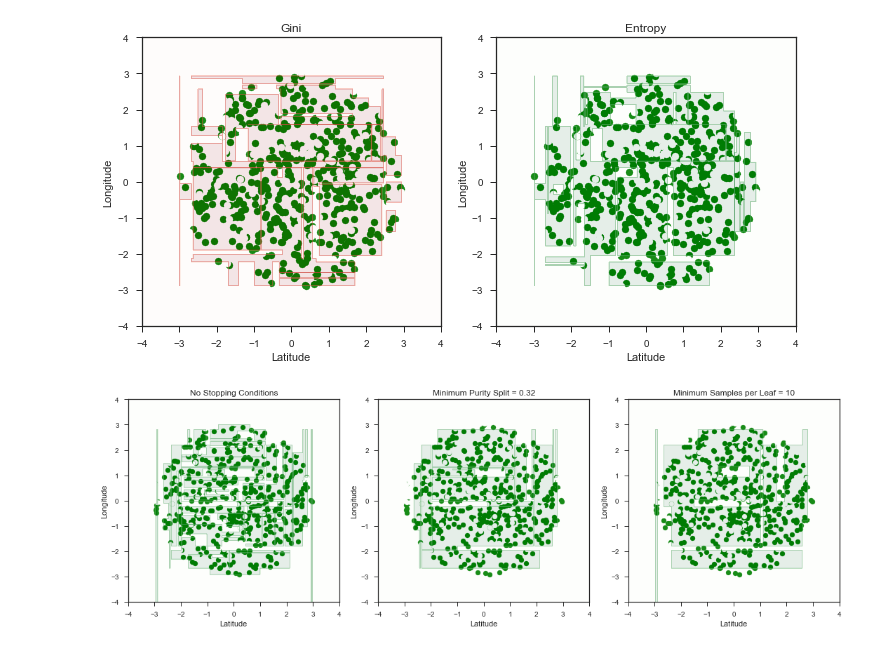
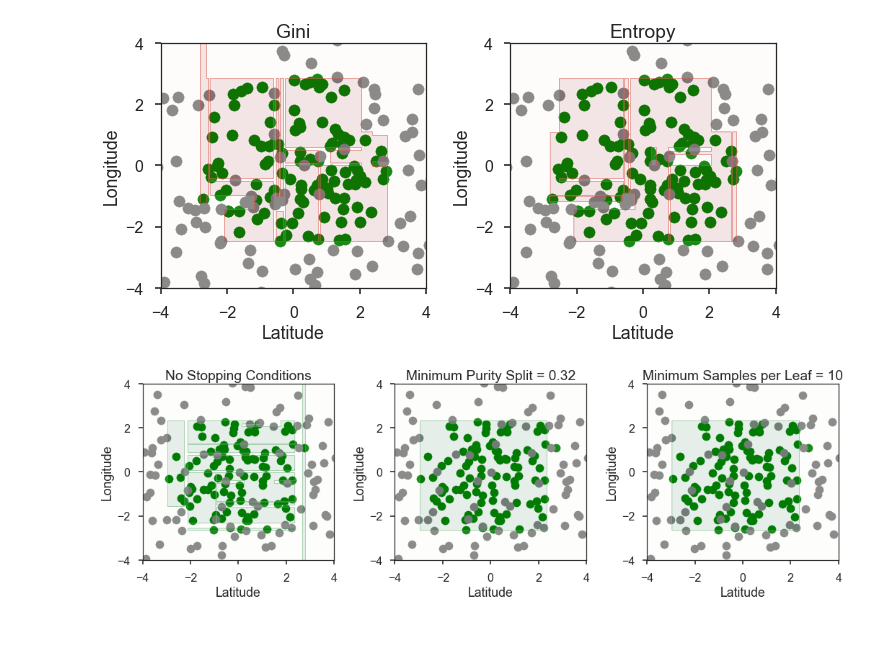
Before and after one commit to cs109/a-2017, a Jupyter notebook: Lectures/Lecture14-DecisionTrees/Lecture_14_Notebook.ipynb, the cells around one changed output. Drawn from its saved outputs; the diff is of its cells as text; code cells hidden in the pictures.

```diff
--- a/Lectures/Lecture14-DecisionTrees/Lecture_14_Notebook.ipynb
+++ b/Lectures/Lecture14-DecisionTrees/Lecture_14_Notebook.ipynb
@@ -21,6 +27,14 @@ from sklearn import tree
 from sklearn import ensemble
 sns.set(style="ticks")
 %matplotlib inline
+
+
+
+import seaborn as sns
+pd.set_option('display.width', 1500)
+pd.set_option('display.max_columns', 100)
+
+sns.set_context('poster')
 # %%
 #--------  fit_and_plot_dt
 # Fit decision tree with on given data set with given depth, and plot the data/model
@@ -53,7 +67,7 @@ def plot_tree_boundary(x, y, model, title, ax, plot_data=True, fill=True, color=
     if plot_data:
         # PLOT DATA
         ax.scatter(x[y==1,0], x[y==1,1], c='green')
-        ax.scatter(x[y==0,0], x[y==0,1], c='white')
+        ax.scatter(x[y==0,0], x[y==0,1], c='grey')
 
     # CREATE MESH
     interval = np.arange(min(x.min(), y.min()),max(x.max(), y.max()),0.01)
@@ -157,42 +180,42 @@ plt.show()
 # %%
 #Different Splitting Criteria
 depth = 15
 
 fig, ax = plt.subplots(1, 2, figsize=(10, 5))
 
-new_data = np.random.multivariate_normal([0, 0], np.eye(2) * 5, size=1000)
-new_data = np.hstack((new_data, np.zeros((1000, 1))))
+new_data = np.random.multivariate_normal([0, 0], np.eye(2) * 5, size=200)
+new_data = np.hstack((new_data, np.zeros((200, 1))))
 new_data[new_data[:, 0]**2 + new_data[:, 1]**2 < 3**2, 2] = np.random.choice([0, 1], len(new_data[new_data[:, 0]**2 + new_data[:, 1]**2 < 3**2]), p=[0.2, 0.8])
 x = new_data[:, :-1]
 y = new_data[:, -1]
 
 dt = tree.DecisionTreeClassifier(max_depth = depth)
 dt.fit(x, y)
 
 ax[0] = plot_tree_boundary(x, y, dt, 'Gini', ax[0], color='Reds')
 
 dt = tree.DecisionTreeClassifier(max_depth = depth, criterion='entropy')
 dt.fit(x, y)
 
-ax[1] = plot_tree_boundary(x, y, dt, 'Entropy', ax[1])
+ax[1] = plot_tree_boundary(x, y, dt, 'Entropy', ax[1], color='Reds')
 
 
 ax[0].set_xlim(-4, 4)
 ax[0].set_ylim(-4, 4)
 ax[1].set_xlim(-4, 4)
 ax[1].set_ylim(-4, 4)
 
 plt.tight_layout()
 plt.show()
 # %% [output]
-[figure, old version]
+[figure, new version]
 # %%
 #Different Stopping Conditions
 
 fig, ax = plt.subplots(1, 3, figsize=(15, 5))
 
-new_data = np.random.multivariate_normal([0, 0], np.eye(2) * 5, size=1000)
-new_data = np.hstack((new_data, np.zeros((1000, 1))))
+new_data = np.random.multivariate_normal([0, 0], np.eye(2) * 5, size=200)
+new_data = np.hstack((new_data, np.zeros((200, 1))))
 new_data[new_data[:, 0]**2 + new_data[:, 1]**2 < 3**2, 2] = np.random.choice([0, 1], len(new_data[new_data[:, 0]**2 + new_data[:, 1]**2 < 3**2]), p=[0.2, 0.8])
 x = new_data[:, :-1]
 y = new_data[:, -1]
@@ -222,4 +245,4 @@ ax[2].set_ylim(-4, 4)
 plt.tight_layout()
 plt.show()
 # %% [output]
-[figure, old version]
+[figure, new version]
```
Also changed, not shown: parts of 7 cells of this notebook, 1 other file.
